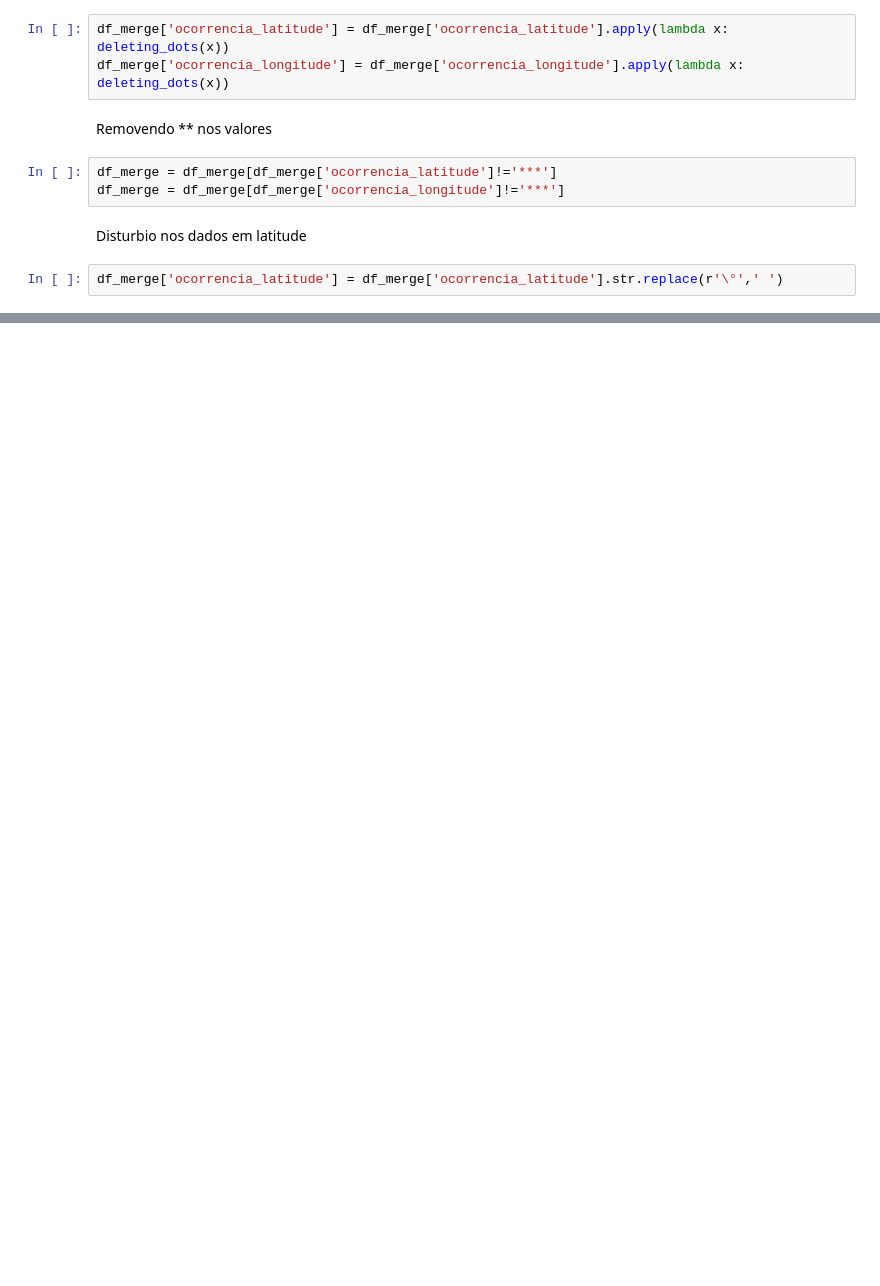
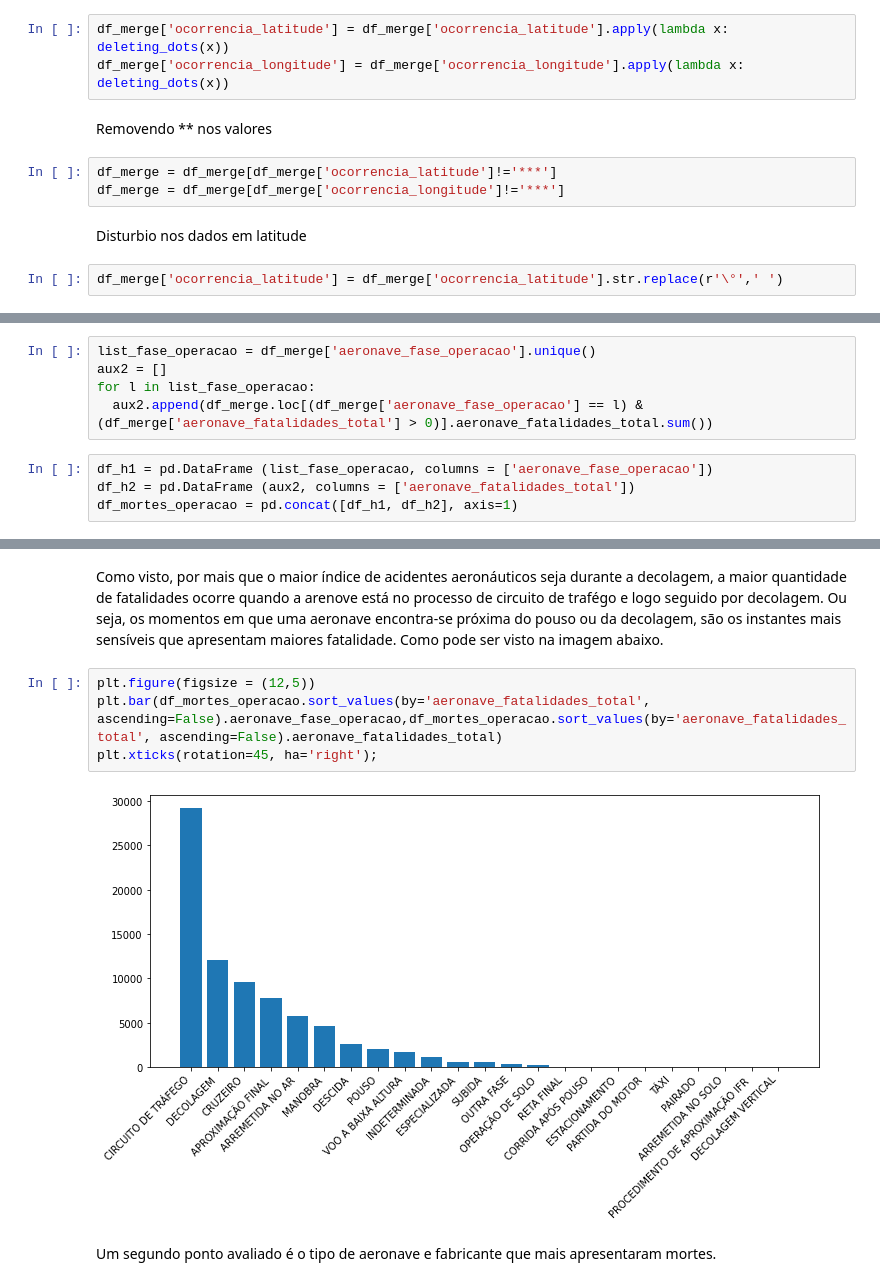
Before and after one commit to souza10v/Data-Science-Portfolio, a Jupyter notebook: Análise Exploratoria de Dados/Ocorrências Aviação/Ocorrencia Aviacao.ipynb, the cells around one changed output, grey strips where cells are left out. Drawn from its saved outputs; the diff is of its cells as text; blank space fills up the shorter version.

```diff
--- a/Análise Exploratoria de Dados/Ocorrências Aviação/Ocorrencia Aviacao.ipynb
+++ b/Análise Exploratoria de Dados/Ocorrências Aviação/Ocorrencia Aviacao.ipynb
@@ -293,0 +370,9 @@ df_merge.plot(kind="scatter", x='ocorrencia_longitude', y='ocorrencia_latitude',
+# %%
+list_fase_operacao = df_merge['aeronave_fase_operacao'].unique()
+aux2 = []
+for l in list_fase_operacao:
+  aux2.append(df_merge.loc[(df_merge['aeronave_fase_operacao'] == l) & (df_merge['aeronave_fatalidades_total'] > 0)].aeronave_fatalidades_total.sum())
+# %%
+df_h1 = pd.DataFrame (list_fase_operacao, columns = ['aeronave_fase_operacao'])
+df_h2 = pd.DataFrame (aux2, columns = ['aeronave_fatalidades_total'])
+df_mortes_operacao = pd.concat([df_h1, df_h2], axis=1)
@@ -293,0 +399,10 @@ df_merge.plot(kind="scatter", x='ocorrencia_longitude', y='ocorrencia_latitude',
+# %% [markdown]
+Como visto, por mais que o maior índice de acidentes aeronáuticos seja durante a decolagem, a maior quantidade de fatalidades ocorre quando a arenove está no processo de circuito de trafégo e logo seguido por decolagem. Ou seja, os momentos em que uma aeronave encontra-se próxima do pouso ou da decolagem, são os instantes mais sensíveis que apresentam maiores fatalidade. Como pode ser visto na imagem abaixo.
+# %%
+plt.figure(figsize = (12,5))
+plt.bar(df_mortes_operacao.sort_values(by='aeronave_fatalidades_total', ascending=False).aeronave_fase_operacao,df_mortes_operacao.sort_values(by='aeronave_fatalidades_total', ascending=False).aeronave_fatalidades_total)
+plt.xticks(rotation=45, ha='right');
+# %% [output]
+[figure, added]
+# %% [markdown]
+Um segundo ponto avaliado é o tipo de aeronave e fabricante que mais apresentaram mortes.
```
Also changed, not shown: parts of 31 cells of this notebook.
